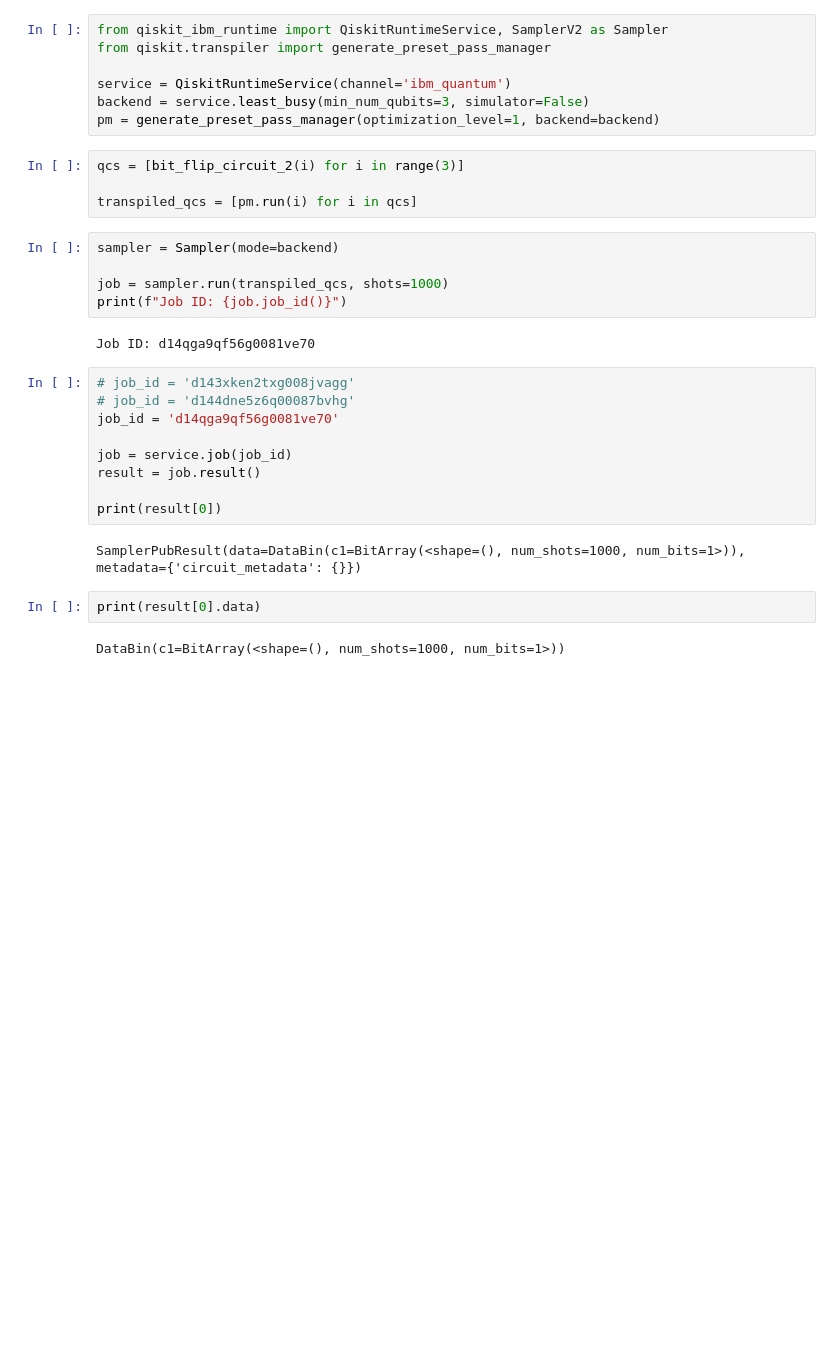
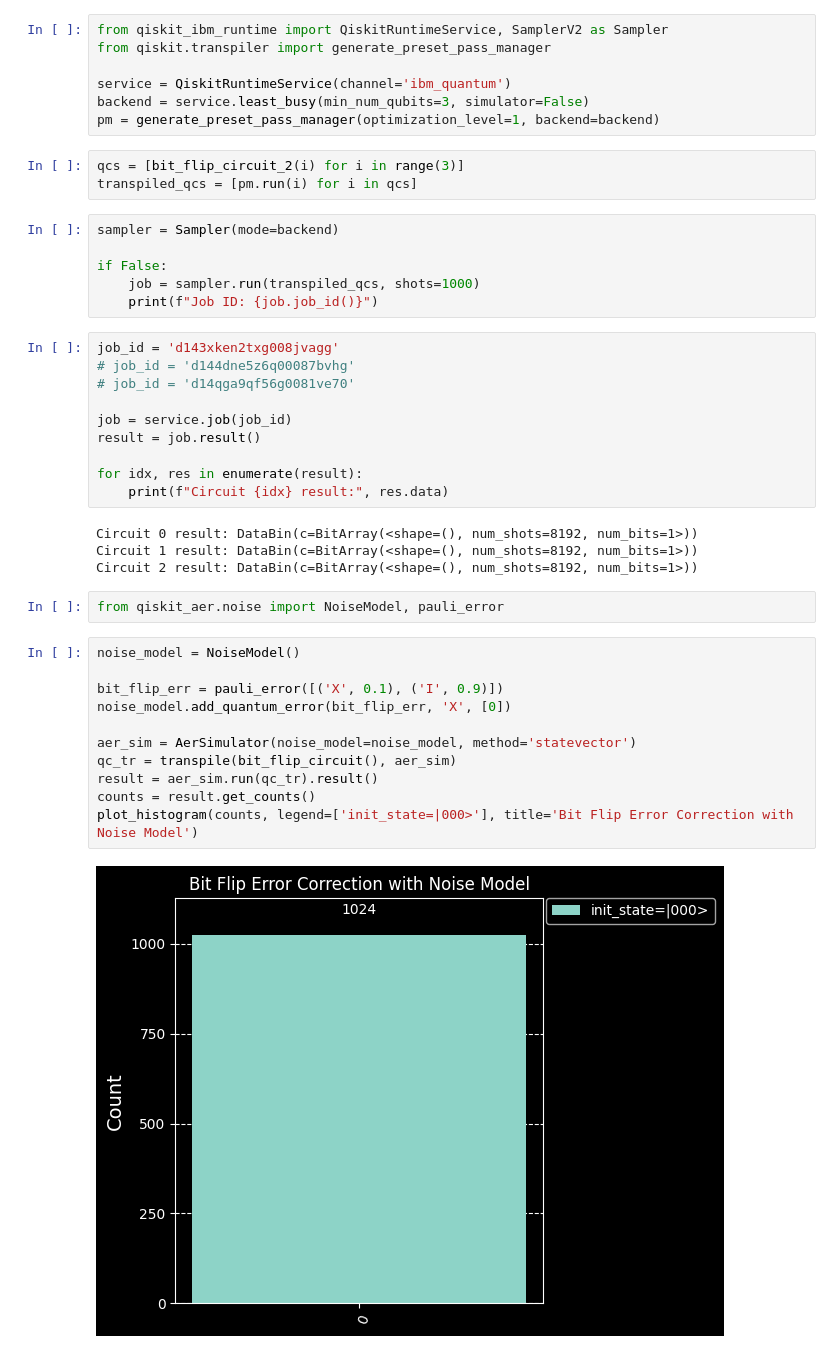
Before and after one commit to Yedi278/Quantum-Simulations, a Jupyter notebook: error_correction/bit_flip_code.ipynb, the cells around one changed output. Drawn from its saved outputs; the diff is of its cells as text; blank space fills up the shorter version.

```diff
--- a/error_correction/bit_flip_code.ipynb
+++ b/error_correction/bit_flip_code.ipynb
@@ -103,27 +103,39 @@ backend = service.least_busy(min_num_qubits=3, simulator=False)
 pm = generate_preset_pass_manager(optimization_level=1, backend=backend)
 # %%
 qcs = [bit_flip_circuit_2(i) for i in range(3)]
-
 transpiled_qcs = [pm.run(i) for i in qcs]
 # %%
 sampler = Sampler(mode=backend)
 
-job = sampler.run(transpiled_qcs, shots=1000)
-print(f"Job ID: {job.job_id()}")
+if False:
+    job = sampler.run(transpiled_qcs, shots=1000)
+    print(f"Job ID: {job.job_id()}")
-# %% [output]
-Job ID: d14qga9qf56g0081ve70
 # %%
-# job_id = 'd143xken2txg008jvagg'
+job_id = 'd143xken2txg008jvagg'
 # job_id = 'd144dne5z6q00087bvhg'
-job_id = 'd14qga9qf56g0081ve70'
+# job_id = 'd14qga9qf56g0081ve70'
 
 job = service.job(job_id)
 result = job.result()
 
-print(result[0])
+for idx, res in enumerate(result):
+    print(f"Circuit {idx} result:", res.data)
 # %% [output]
-SamplerPubResult(data=DataBin(c1=BitArray(<shape=(), num_shots=1000, num_bits=1>)), metadata={'circuit_metadata': {}})
+Circuit 0 result: DataBin(c=BitArray(<shape=(), num_shots=8192, num_bits=1>))
+Circuit 1 result: DataBin(c=BitArray(<shape=(), num_shots=8192, num_bits=1>))
+Circuit 2 result: DataBin(c=BitArray(<shape=(), num_shots=8192, num_bits=1>))
-# %%
-print(result[0].data)
-# %% [output]
-DataBin(c1=BitArray(<shape=(), num_shots=1000, num_bits=1>))
+# %%
+from qiskit_aer.noise import NoiseModel, pauli_error
+# %%
+noise_model = NoiseModel()
+
+bit_flip_err = pauli_error([('X', 0.1), ('I', 0.9)])
+noise_model.add_quantum_error(bit_flip_err, 'X', [0])
+
+aer_sim = AerSimulator(noise_model=noise_model, method='statevector')
+qc_tr = transpile(bit_flip_circuit(), aer_sim)
+result = aer_sim.run(qc_tr).result()
+counts = result.get_counts()
+plot_histogram(counts, legend=['init_state=|000>'], title='Bit Flip Error Correction with Noise Model')
+# %% [output]
+[figure, added]
```
Also changed, not shown: 1 other file.
